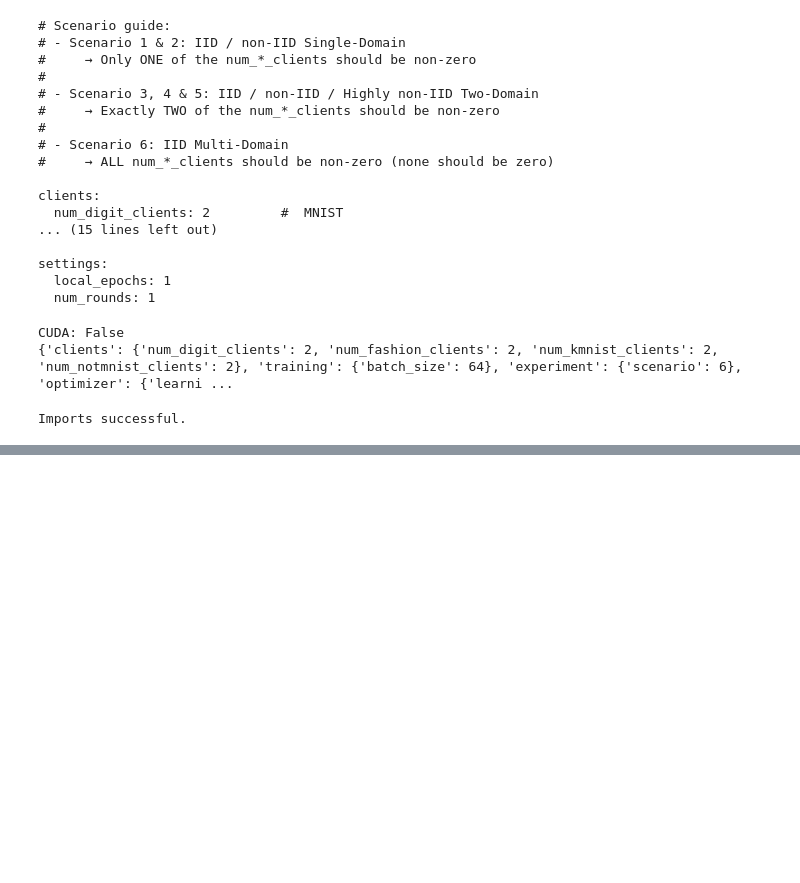
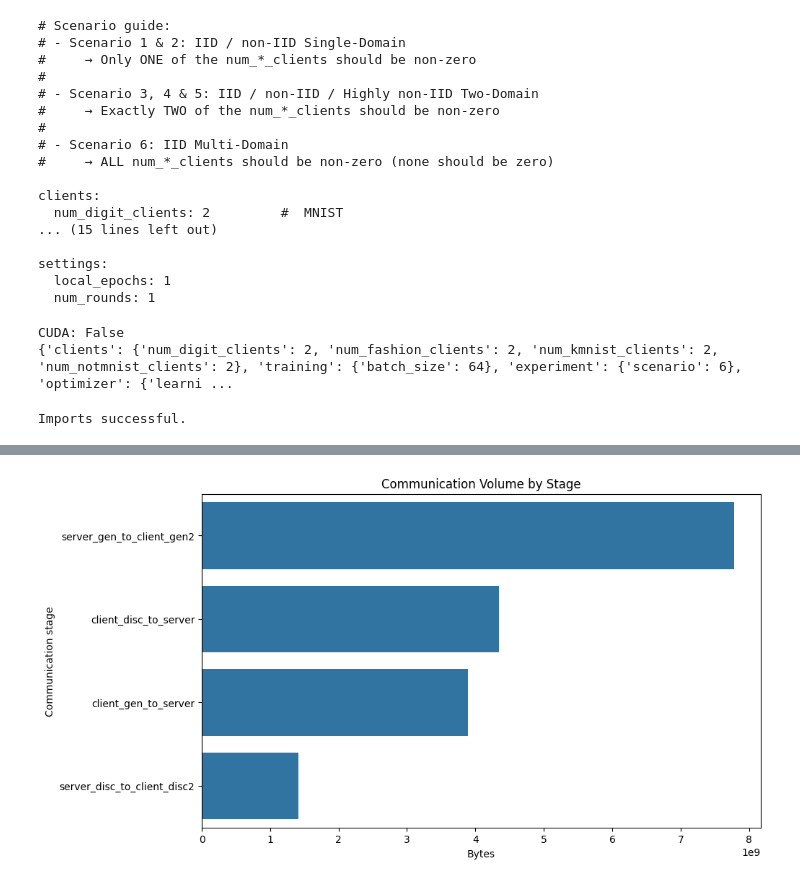
Before and after one commit to ayman-dayf/HuSCF-Comm, a Jupyter notebook: ReRun_HuSCF_Add_Comm.ipynb, the cells around one changed output, grey strips where cells are left out. Drawn from its saved outputs; the diff is of its cells as text; code cells hidden in the pictures; blank space fills up the shorter version.

```diff
--- a/ReRun_HuSCF_Add_Comm.ipynb
+++ b/ReRun_HuSCF_Add_Comm.ipynb
@@ -140,0 +218,21 @@ df.head()
+# %%
+plt.figure(figsize=(10, 6))
+
+sns.barplot(
+    data=(
+        df.groupby("stage")["serialized_bytes"]
+          .sum()
+          .reset_index()
+          .sort_values("serialized_bytes", ascending=False)
+    ),
+    y="stage",
+    x="serialized_bytes"
+)
+
+plt.xlabel("Bytes")
+plt.ylabel("Communication stage")
+plt.title("Communication Volume by Stage")
+
+plt.show()
+# %% [output]
+[figure, added]
```
Also changed, not shown: parts of 12 cells of this notebook.
